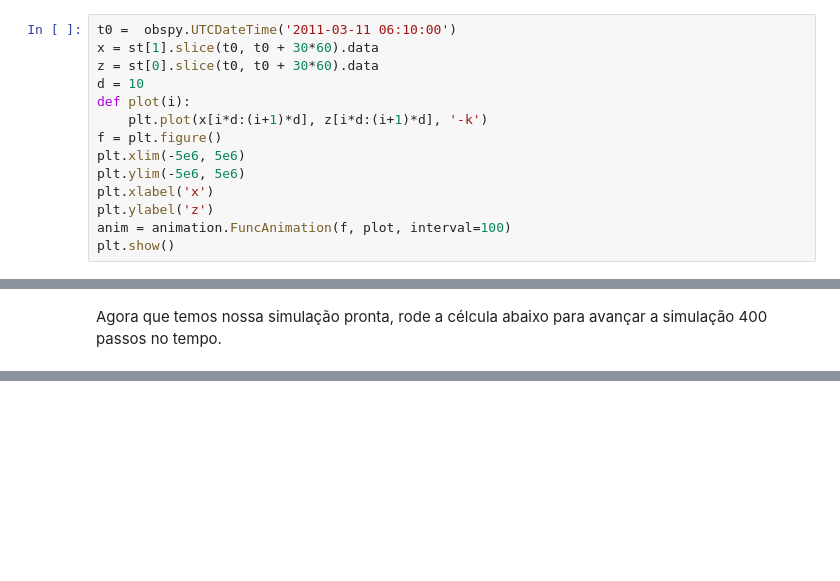
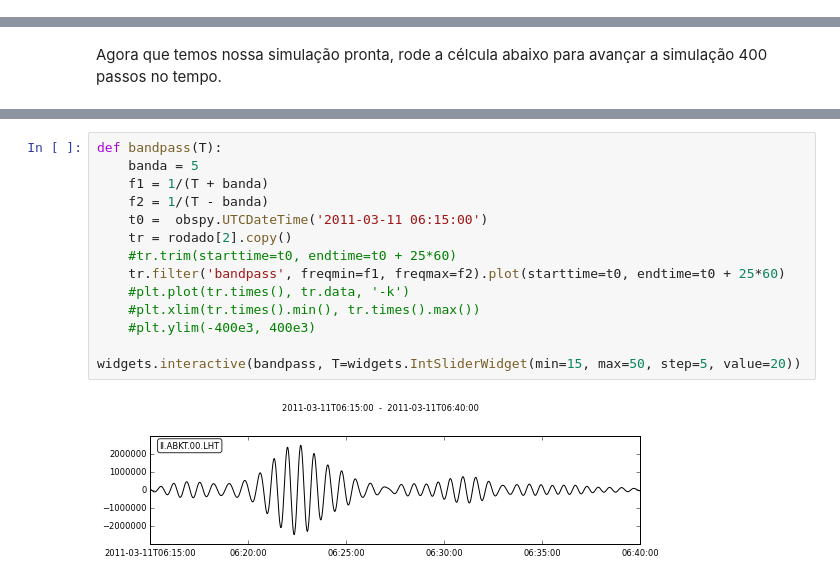
Before and after one commit to leouieda/geofisica2, a Jupyter notebook: notebooks/ondas-superficie.ipynb, the cells around one changed output, grey strips where cells are left out. Saved outputs shown, nothing was run; the diff lists cells and outputs as text; blank space fills up the shorter version.

```diff
--- a/notebooks/ondas-superficie.ipynb
+++ b/notebooks/ondas-superficie.ipynb
@@ -100,14 +93,0 @@ print(arrivals)
-# %%
-t0 =  obspy.UTCDateTime('2011-03-11 06:10:00')
-x = st[1].slice(t0, t0 + 30*60).data
-z = st[0].slice(t0, t0 + 30*60).data
-d = 10
-def plot(i):
-    plt.plot(x[i*d:(i+1)*d], z[i*d:(i+1)*d], '-k')
-f = plt.figure()
-plt.xlim(-5e6, 5e6)
-plt.ylim(-5e6, 5e6)
-plt.xlabel('x')
-plt.ylabel('z')
-anim = animation.FuncAnimation(f, plot, interval=100)
-plt.show()
@@ -146,0 +137,16 @@ sim1.animate(every=20, embed=True, dpi=50, cutoff=0.5)
+# %%
+def bandpass(T):
+    banda = 5
+    f1 = 1/(T + banda)
+    f2 = 1/(T - banda)
+    t0 =  obspy.UTCDateTime('2011-03-11 06:15:00')
+    tr = rodado[2].copy()
+    #tr.trim(starttime=t0, endtime=t0 + 25*60)
+    tr.filter('bandpass', freqmin=f1, freqmax=f2).plot(starttime=t0, endtime=t0 + 25*60)
+    #plt.plot(tr.times(), tr.data, '-k')
+    #plt.xlim(tr.times().min(), tr.times().max())
+    #plt.ylim(-400e3, 400e3)
+
+widgets.interactive(bandpass, T=widgets.IntSliderWidget(min=15, max=50, step=5, value=20))
+# %% [output]
+[figure, added]
```
Also changed, not shown: parts of 35 cells of this notebook, 2 other files.
